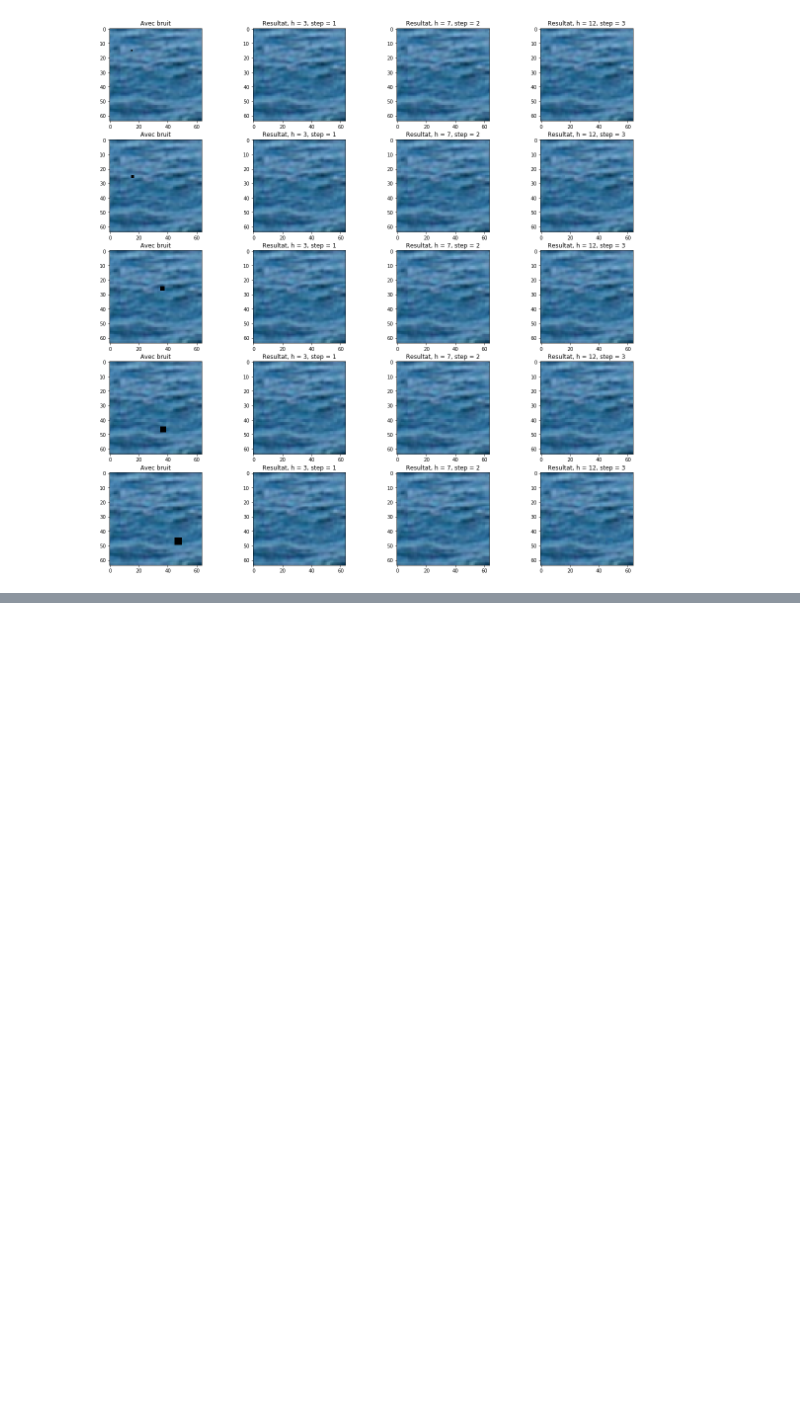
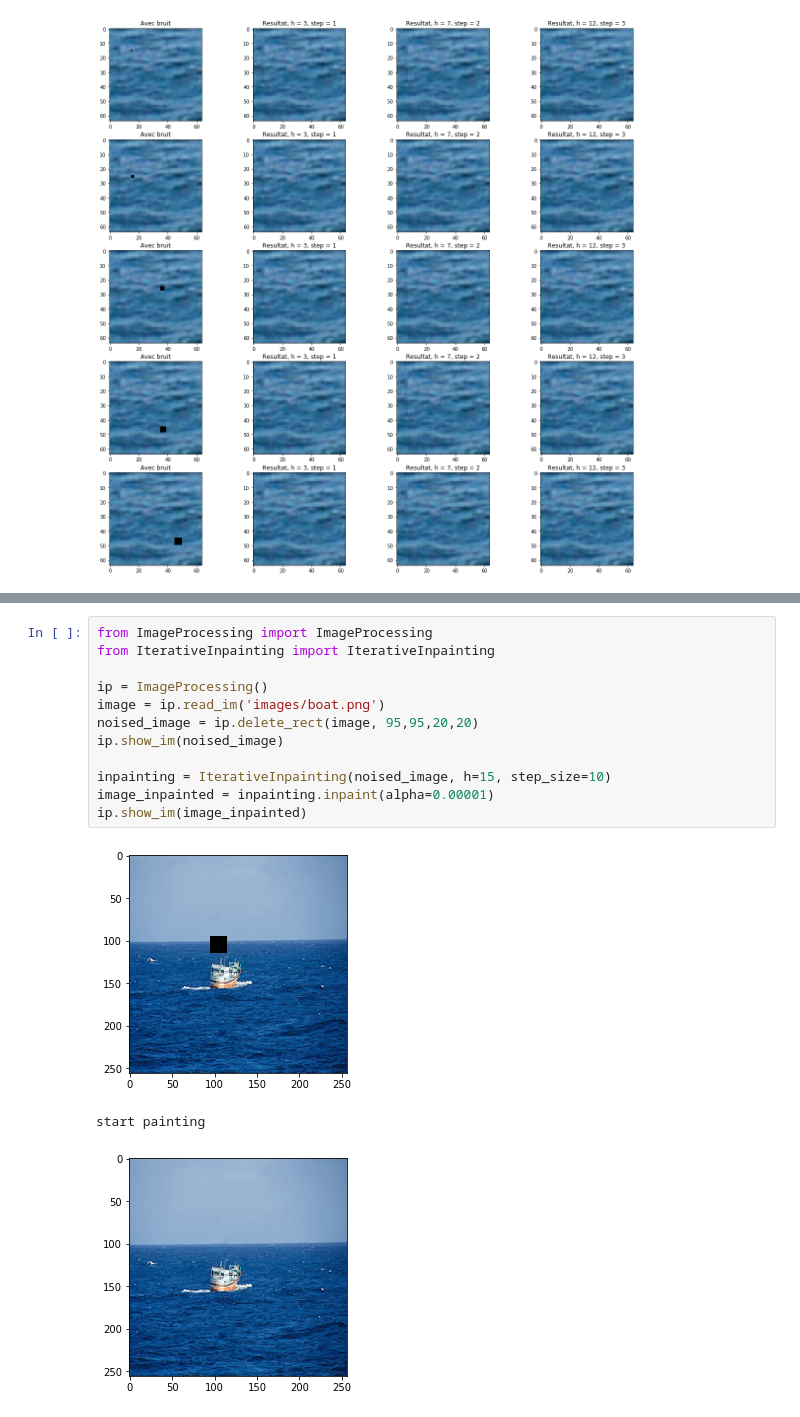
Before and after one commit to clemoberti/arf-project, a Jupyter notebook: Inpainting.ipynb, the cells around one changed output, grey strips where cells are left out. Saved outputs shown, nothing was run; the diff lists cells and outputs as text; blank space fills up the shorter version.

```diff
--- a/Inpainting.ipynb
+++ b/Inpainting.ipynb
@@ -275,0 +299,16 @@ Avec peu des petit points, on arrive les cacher également. En augmentent les no
+# %%
+from ImageProcessing import ImageProcessing
+from IterativeInpainting import IterativeInpainting
+
+ip = ImageProcessing()
+image = ip.read_im('images/boat.png')
+noised_image = ip.delete_rect(image, 95,95,20,20)
+ip.show_im(noised_image)
+
+inpainting = IterativeInpainting(noised_image, h=15, step_size=10)
+image_inpainted = inpainting.inpaint(alpha=0.00001)
+ip.show_im(image_inpainted)
+# %% [output]
+[figure, added]
+start painting
+[figure, added]
```
Also changed, not shown: parts of 12 cells of this notebook, 10 other files.
